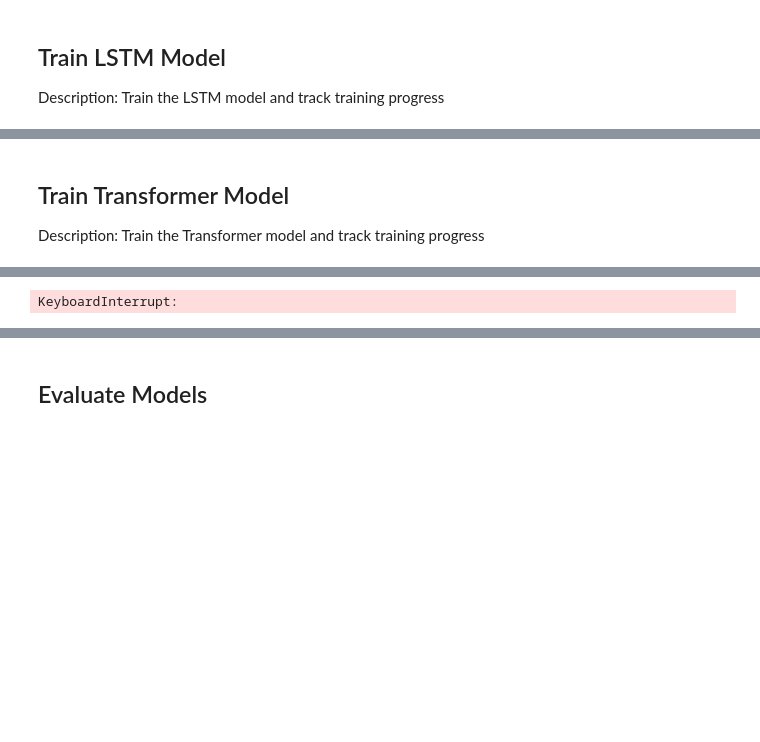
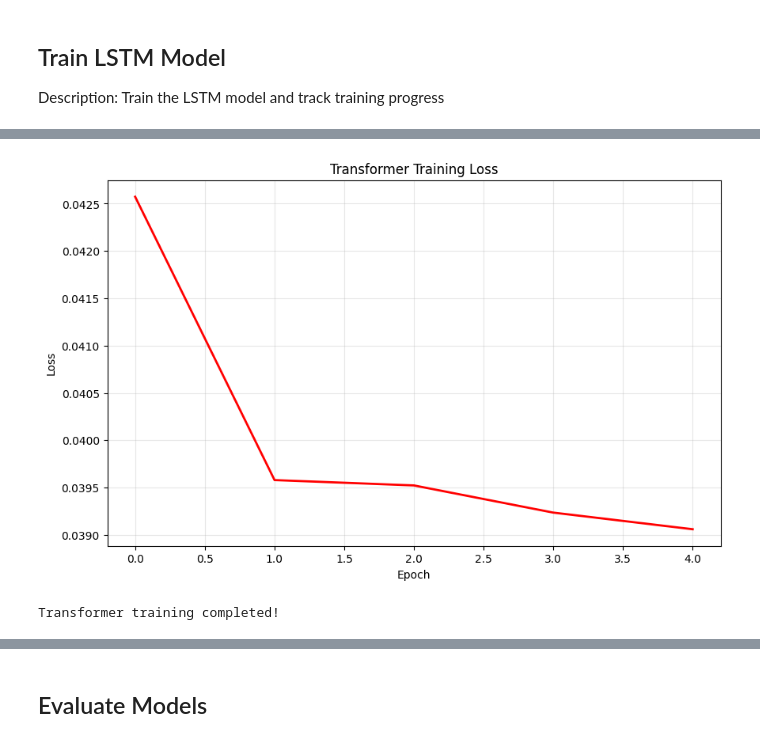
Before and after one commit to ProductPriceTrackerOrg/data-science, a Jupyter notebook: notebooks/price-forecasing/04_model_building_and_evaluation_2.ipynb, the cells around one changed output, grey strips where cells are left out. Saved outputs shown, nothing was run; the diff lists cells and outputs as text; code cells hidden in the pictures; blank space fills up the shorter version.

```diff
--- a/notebooks/price-forecasing/04_model_building_and_evaluation_2.ipynb
+++ b/notebooks/price-forecasing/04_model_building_and_evaluation_2.ipynb
@@ -502,13 +534,10 @@ Epoch [10/10], Loss: 0.038156
 LSTM training completed!
-# %% [markdown]
-## Train Transformer Model
-Description: Train the Transformer model and track training progress
 # %%
 print("Training Transformer Model...")
 print("="*50)
 
 # Train Transformer
-transformer_loss_history = train_model(transformer_model, train_loader, num_epochs=10, learning_rate=0.001)
+transformer_loss_history = train_model(transformer_model, train_loader, num_epochs=5, learning_rate=0.001)
 
 # Plot training loss
 plt.figure(figsize=(10, 6))
@@ -531,4 +560,5 @@ Epoch [5/10], Loss: 0.039379
+[figure, added]
-KeyboardInterrupt:
+Transformer training completed!
 # %%
 # Compare training curves
 plt.figure(figsize=(12, 6))
```
Also changed, not shown: parts of 13 cells of this notebook.
